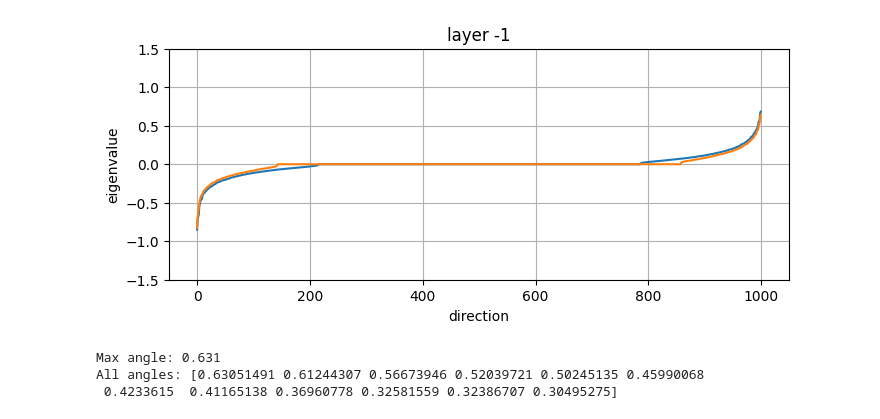
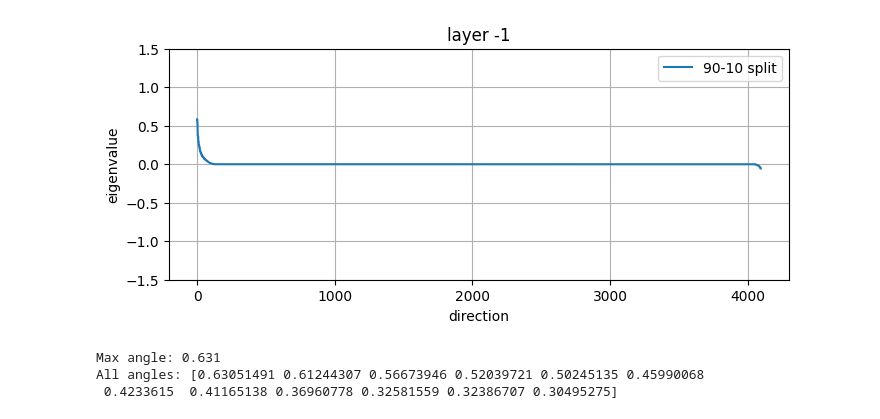
Before and after one commit to SoumyajitKarmakar/llm_steering-main, a Jupyter notebook: sk2/plot_analysis.ipynb, the cells around one changed output. Cells and saved outputs as stored; diff of their text form; code cells hidden in the pictures.

```diff
--- a/sk2/plot_analysis.ipynb
+++ b/sk2/plot_analysis.ipynb
@@ -68,0 +109,15 @@ for i in va1_new:
+# %%
+weight_t1, bias_t1 = get_W_b(lrr_models_9010[layer])
+weight_t2, bias_t2 = get_W_b(lrr_models_6040[layer])
+
+va1, ve1 = eig(weight_t1)
+
+va1_new = sorted([i.real for i in va1], reverse=True)
+va1_img = sorted([i.imag for i in va1], reverse=True)
+
+for i in va1_img:
+    if round(i, 3) != 0.0:
+        print(i)
+
+for i in va1_new:
+    print(round(i, 3))
@@ -69,7 +142,7 @@ for i in va1_new:
 # %%
 va2, ve2 = eig(weight_t2)
-va2_new = sorted([i.real for i in va2])
-va2_img = sorted([i.imag for i in va2])
+va2_new = sorted([i.real for i in va2], reverse=True)
+va2_img = sorted([i.imag for i in va2], reverse=True)
 
 for i in va2_img:
     if round(i, 3) != 0.0:
@@ -97,0 +185,16 @@ for i in va2_new:
+# %%
+layer = -1
+
+weight_t1, bias_t1 = get_W_b(lrr_models_intensity[layer])
+weight_t2, bias_t2 = get_W_b(lrr_models_intensity[layer])
+
+va1, ve1 = eig(weight_t1)
+va1_new = sorted([i.real for i in va1], reverse=True)
+va1_img = sorted([i.imag for i in va1], reverse=True)
+
+for i in va1_img:
+    if round(i, 3) != 0.0:
+        print(i)
+
+# for i in va1_new:
+#     print(round(i, 3))
@@ -98,16 +219,17 @@ for i in va2_new:
 # %%
 plt.figure(figsize=(8, 3))
 # plt.plot(egv[:25])
-plt.plot(va1_new[:500] + va1_new[-500:])
-plt.plot(va2_new[:500] + va2_new[-500:])
+plt.plot(va1_new, label="90-10 split")
+# plt.plot(va1_new[:500] + va1_new[-500:])
 plt.ylim(-1.5, 1.5)
-plt.title(f"layer -1")
+plt.legend(loc="upper right")
+plt.title(f"layer {layer}")
 plt.xlabel("direction")
 plt.ylabel("eigenvalue")
 plt.grid(True)
-plt.savefig("RR_plots/9010_6040.svg", format="svg")
+plt.savefig(f"../all_gitignore/sk2_items/RR_plots/intense/layer{layer}.svg", format="svg")
 # %% [output]
-[figure, old version]
+[figure, new version]
 # %%
 from scipy.linalg import subspace_angles
 # %%
```
Also changed, not shown: parts of 27 cells of this notebook, 12 other files.
